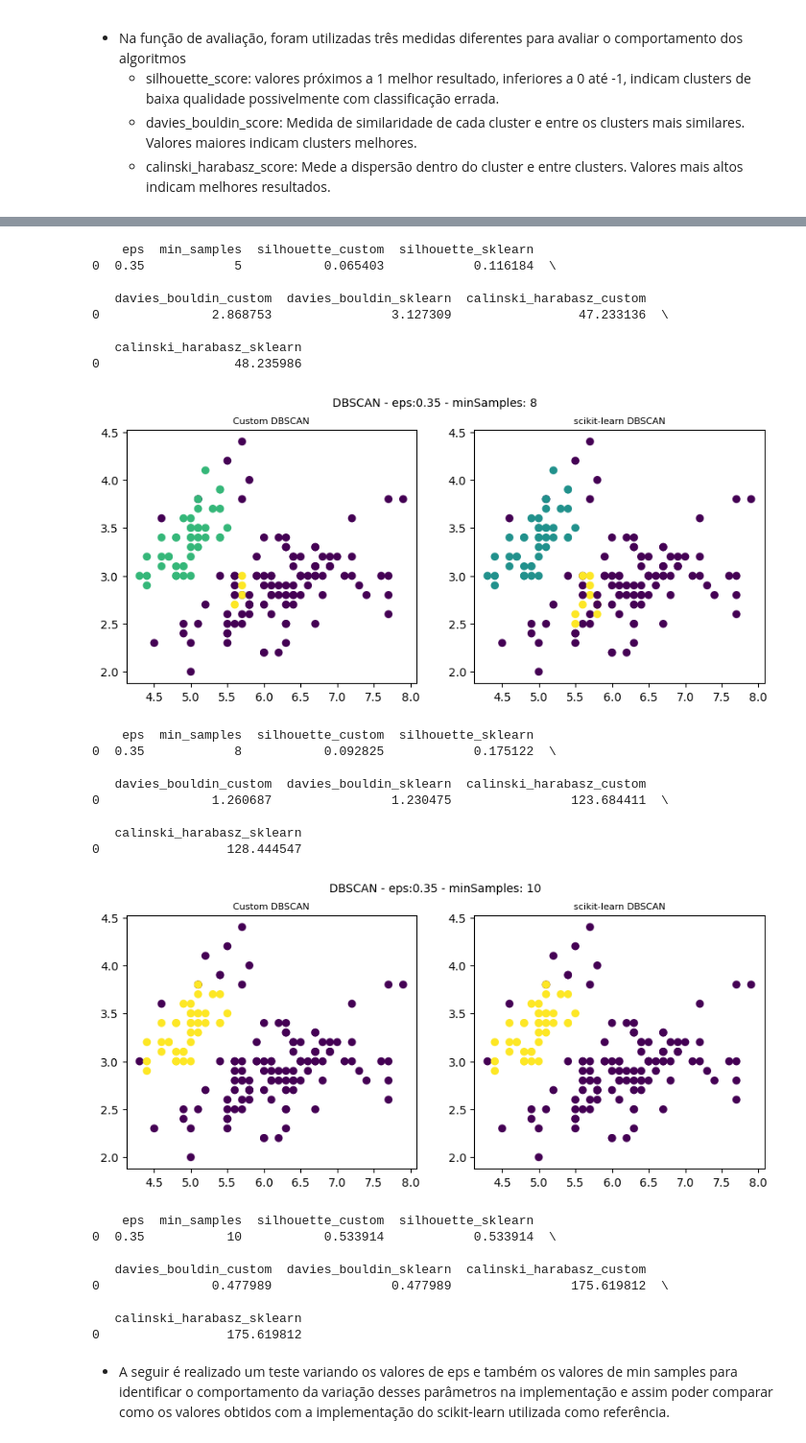
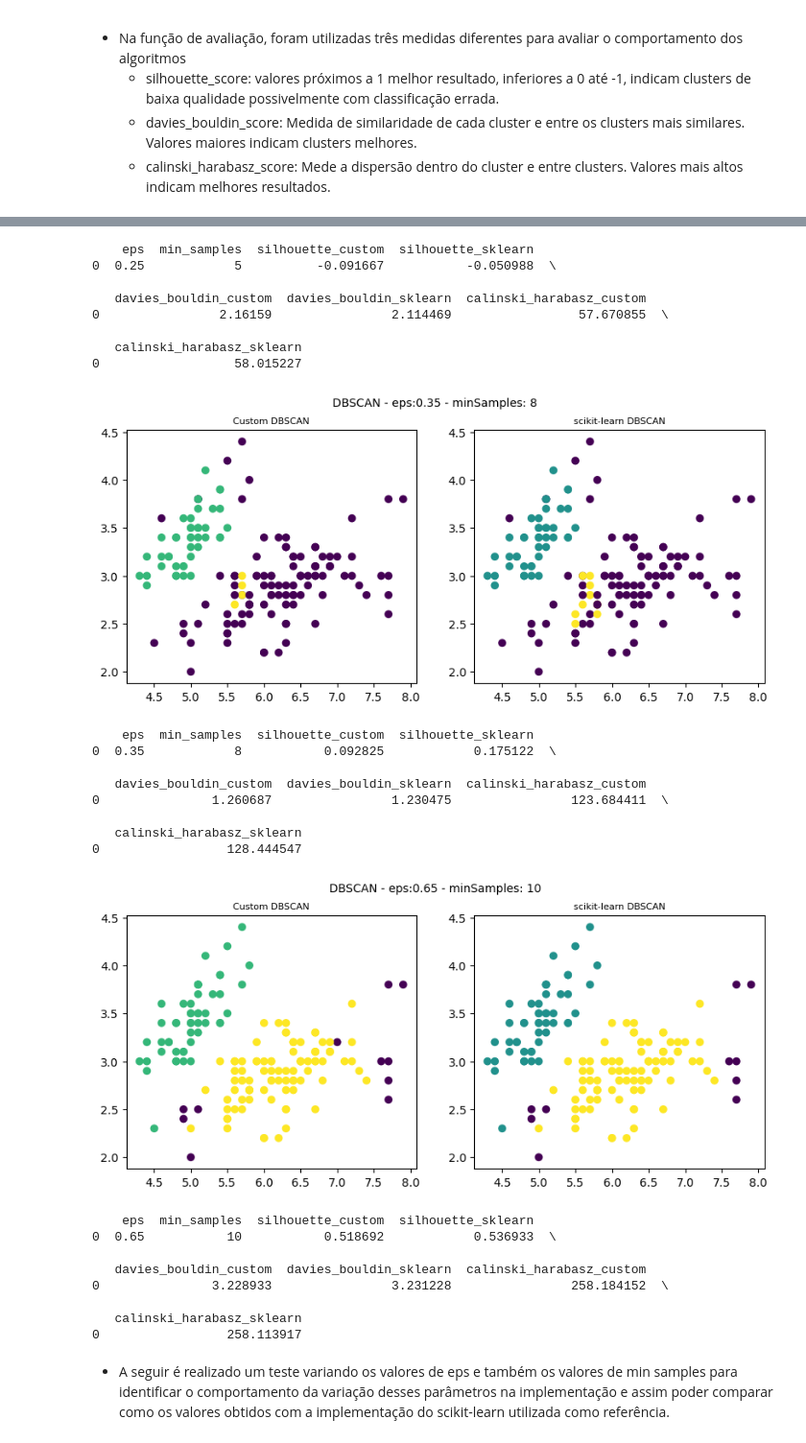
Before and after one commit to cristianomm/PUCRS, a Jupyter notebook: 2023-02/98H08-04 - Aprendizado não Supervisionado/T1/T1_CristianoMMartins.ipynb, the cells around one changed output, grey strips where cells are left out. Shown at 96% size. Drawn from its saved outputs; the diff is of its cells as text; code cells hidden in the pictures.

```diff
--- a/2023-02/98H08-04 - Aprendizado não Supervisionado/T1/T1_dbscan.ipynb
+++ b/2023-02/98H08-04 - Aprendizado não Supervisionado/T1/T1_CristianoMMartins.ipynb
@@ -33,7 +37,7 @@ class CDBSCAN():
         self.labels_ = np.array([])
 
     def _loadData(self, X):
-        '''Carrega os dados, deixando no formato de lista de pontos com os atributos necessários para o algoritmo'''
+        '''Carrega os dados como uma lista de pontos com os atributos necessários para o algoritmo'''
         self.points = []
         for i in range(len(X)):
             p = point()
@@ -59,19 +63,19 @@ class CDBSCAN():
         neighbors = [i for i, d in enumerate(distances) if d < self.eps]
         return neighbors
 
-    def _expandCluster(self, p, neighborPts, clusterId):
+    def _expandCluster(self, p, neighbors, cluster_id):
         '''Expande o cluster para os pontos que estão dentro do raio de eps do ponto p.'''
-        p.cluster = clusterId
+        p.cluster = cluster_id
         i = 0
-        while i < len(neighborPts):
-            nextPoint = self.points[neighborPts[i]]
+        while i < len(neighbors):
+            nextPoint = self.points[neighbors[i]]
             if not nextPoint.classified:
                 nextPoint.classified = True
-                nextNeighborPts = self._regionQuery(nextPoint)
-                if len(nextNeighborPts) >= self.min_samples:
-                    neighborPts += nextNeighborPts
+                nextNeighbors = self._regionQuery(nextPoint)
+                if len(nextNeighbors) >= self.min_samples:
+                    neighbors += nextNeighbors
             if nextPoint.cluster == 0:
-                nextPoint.cluster = clusterId
+                nextPoint.cluster = cluster_id
             i += 1
 
     def fit_predict(self, X):
@@ -110,7 +114,7 @@ def eval_func(function, X, labels):
 
 
 def evaluate_models(X, labels_custom, labels_sklearn, eps, min_samples):
-    '''Avalia e compara os modelos'''
+    '''Avalia e compara os modelos, retorna um dataframe com os resultados calculados'''
     silhouette_custom = eval_func(silhouette_score, X, labels_custom)
     silhouette_sklearn = eval_func(silhouette_score, X, labels_sklearn)
 
@@ -162,8 +163,11 @@ X = iris.data
 # %%
+iris = load_iris()
+X = iris.data
+
 test_models_plot(X)
-test_models_plot(X, eps=0.35, min_samples=5)
+test_models_plot(X, eps=0.25, min_samples=5)
 test_models_plot(X, eps=0.35, min_samples=8)
-test_models_plot(X, eps=0.35, min_samples=10)
+test_models_plot(X, eps=0.65, min_samples=10)
 # %% [output]
 [figure]
    eps  min_samples  silhouette_custom  silhouette_sklearn
@@ -178,29 +182,29 @@ test_models_plot(X, eps=0.35, min_samples=10)
     eps  min_samples  silhouette_custom  silhouette_sklearn
-0  0.35            5           0.065403            0.116184  \
+0  0.25            5          -0.091667           -0.050988  \
 
    davies_bouldin_custom  davies_bouldin_sklearn  calinski_harabasz_custom
-0               2.868753                3.127309                 47.233136  \
+0                2.16159                2.114469                 57.670855  \
 
    calinski_harabasz_sklearn
-0                  48.235986
+0                  58.015227
 [figure]
     eps  min_samples  silhouette_custom  silhouette_sklearn
 0  0.35            8           0.092825            0.175122  \
 
    davies_bouldin_custom  davies_bouldin_sklearn  calinski_harabasz_custom
 0               1.260687                1.230475                123.684411  \
 
    calinski_harabasz_sklearn
 0                 128.444547
-[figure, old version]
+[figure, new version]
     eps  min_samples  silhouette_custom  silhouette_sklearn
-0  0.35           10           0.533914            0.533914  \
+0  0.65           10           0.518692            0.536933  \
 
    davies_bouldin_custom  davies_bouldin_sklearn  calinski_harabasz_custom
-0               0.477989                0.477989                175.619812  \
+0               3.228933                3.231228                258.184152  \
 
    calinski_harabasz_sklearn
-0                 175.619812
+0                 258.113917
 # %% [markdown]
 - A seguir é realizado um teste variando os valores de eps e também os valores de min samples para identificar o comportamento da variação desses parâmetros na implementação e assim poder comparar como os valores obtidos com a implementação do scikit-learn utilizada como referência.
 # %%
```
Also changed, not shown: parts of 7 cells of this notebook, 1 other file.
